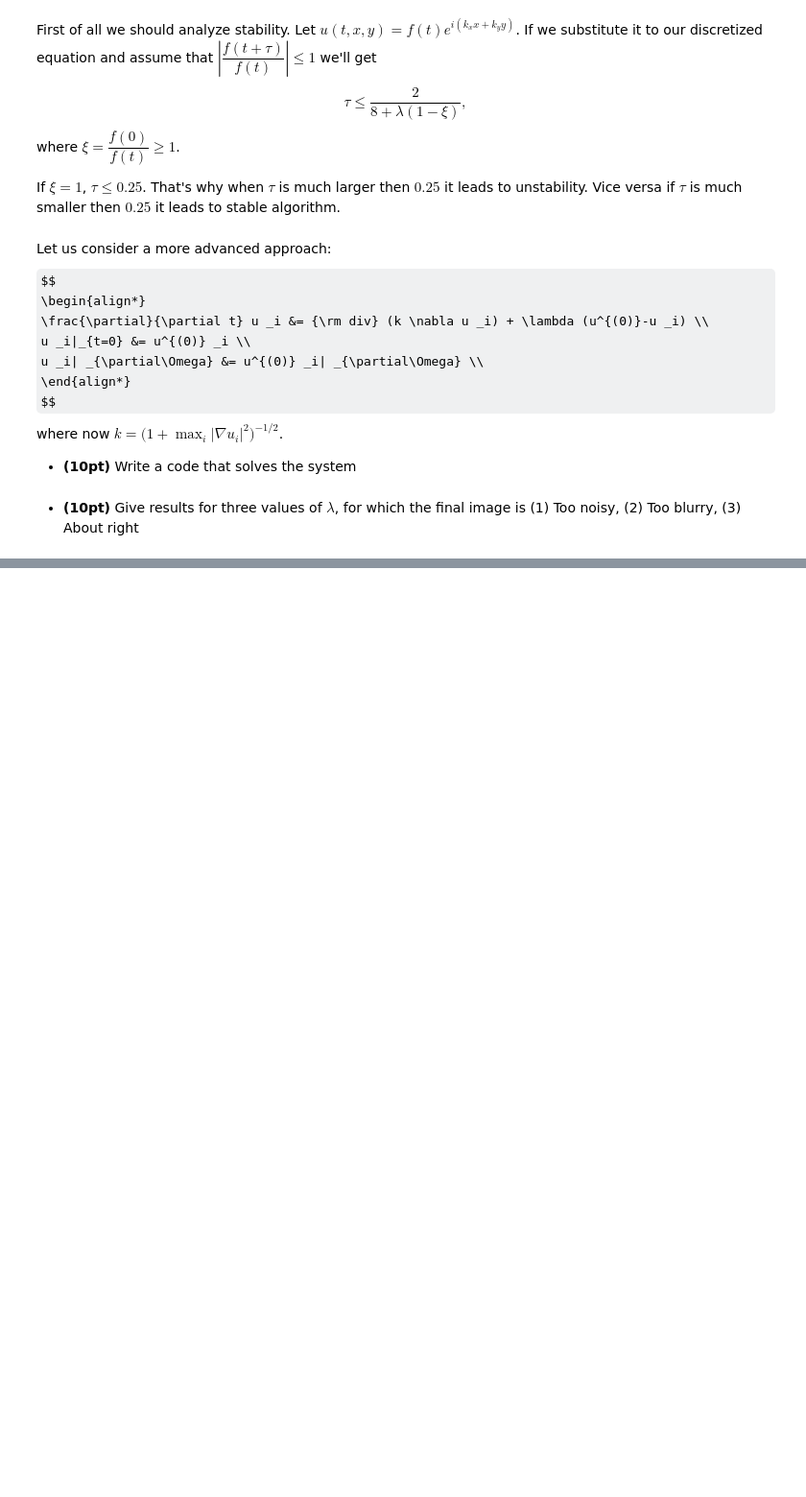
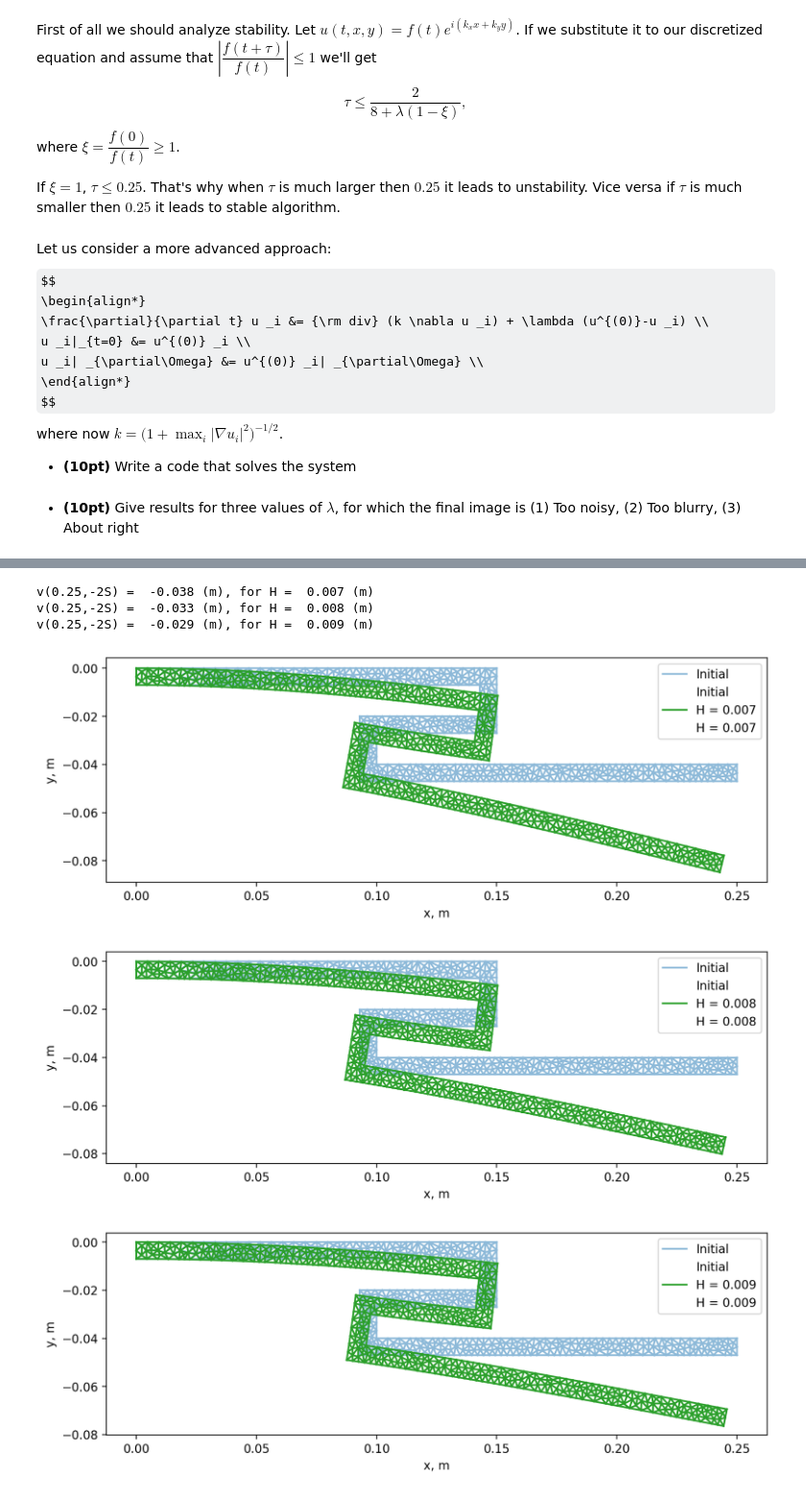
Before and after one commit to dashadem/skoltech_courses, a Jupyter notebook: NumMod/PS3_demeshko.ipynb, the cells around one changed output, grey strips where cells are left out. Shown at 96% size. Drawn from its saved outputs; the diff is of its cells as text; code cells hidden in the pictures; some formulas as TeX source; blank space fills up the shorter version.

```diff
--- a/NumMod/PS3_demeshko.ipynb
+++ b/NumMod/PS3_demeshko.ipynb
@@ -336,0 +443,25 @@ triangles = np.array(mesh.elements)
+# %%
+def plot(u,v, H):
+    plt.figure(figsize = (10, 10), dpi = 200)
+    plt.triplot(test_x_f, test_y_f, triangles, label = "Initial", alpha = 0.5)
+    plt.triplot(u, v, triangles, label = f"H = {H:.3f}")
+    plt.xlabel('x, m')
+    plt.ylabel('y, m')
+    plt.legend()
+    ax = plt.gca()
+    ax.set_aspect('equal', adjustable='box')
+    plt.draw()
+
+Hs = np.array([7., 8., 9.])*10**(-3)
+for H in Hs:
+    u, v = Solver(points,triangles, H)
+    x = np.where((points[:, 0] == 0.25) & (points[:,1] == -2*S))[0][0]
+    print('v(0.25,-2S) = ', f"{v[x]:.3f}", '(m), for H = ', f"{H:.3f}", '(m)')
+    plot(test_x_f + u, test_y_f + v, H)
+# %% [output]
+v(0.25,-2S) =  -0.038 (m), for H =  0.007 (m)
+v(0.25,-2S) =  -0.033 (m), for H =  0.008 (m)
+v(0.25,-2S) =  -0.029 (m), for H =  0.009 (m)
+[figure, added]
+[figure, added]
+[figure, added]
```
Also changed, not shown: parts of 14 cells of this notebook.
